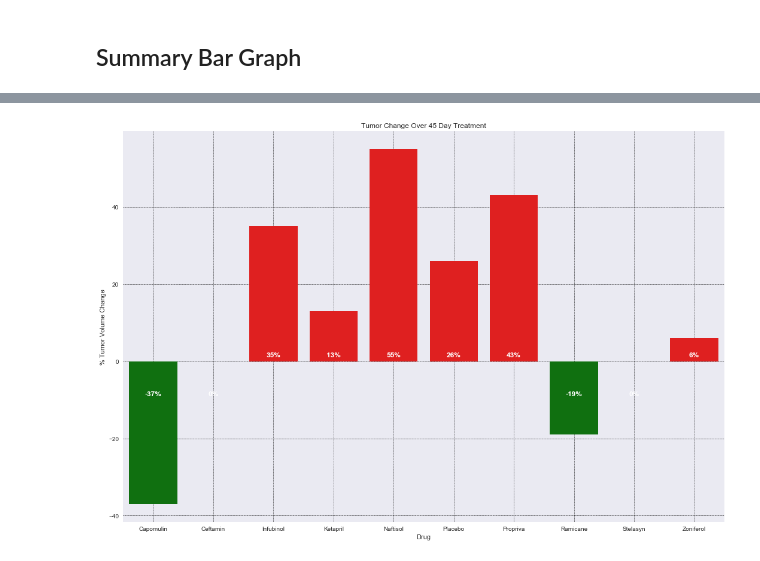
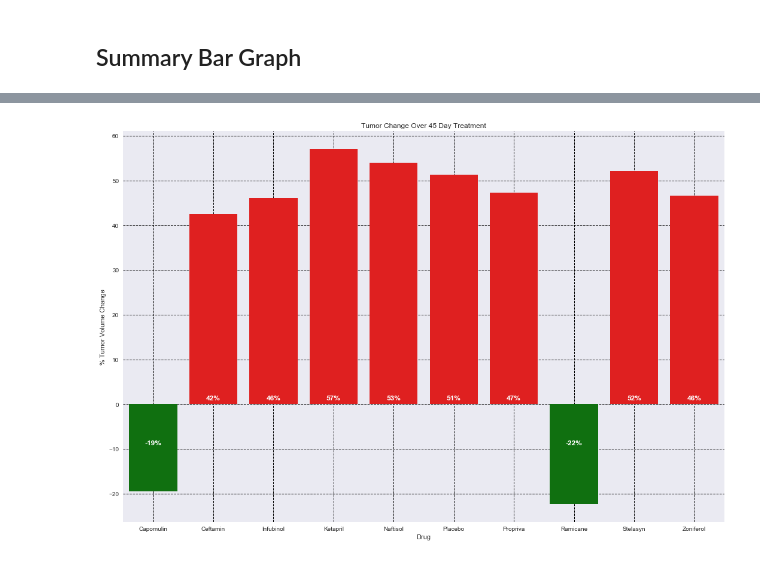
Before and after one commit to sanketmehta/ds_bc, a Jupyter notebook: 05-Matplotlib/Solution/Pymaceuticals/Pymaceuticals.ipynb, the cells around one changed output, grey strips where cells are left out. Drawn from its saved outputs; the diff is of its cells as text; code cells hidden in the pictures.

Commit message:
Changes to update the bar plot

```diff
--- a/05-Matplotlib/Solution/Pymaceuticals/Pymaceuticals.ipynb
+++ b/05-Matplotlib/Solution/Pymaceuticals/Pymaceuticals.ipynb
@@ -74,2 +74,9 @@ plt.show()
 # %% [markdown]
 ## Summary Bar Graph
+# %%
+merged_data1 = merged_data.groupby(['Drug','Timepoint'])[['Tumor Volume (mm3)']].mean()
+lst = merged_data1.groupby('Drug')[['Tumor Volume (mm3)']].last()
+fst = merged_data1.groupby('Drug')[['Tumor Volume (mm3)']].first()
+sbg = round(((lst - fst) / fst ) * 100, 2)
+sbg.columns = ['%Tumor Volume Change']
+sbg
@@ -76,22 +96,20 @@ plt.show()
 # %%
-sbg_df = round(((merged_data.groupby('Drug').last()[['Tumor Volume (mm3)']] - merged_data.groupby('Drug').first()[['Tumor Volume (mm3)']] ) / merged_data.groupby('Drug').first()[['Tumor Volume (mm3)']] ) * 100, 0)
-x=sbg_df.index
-y=sbg_df['Tumor Volume (mm3)']
+x=sbg.index
+y=sbg['%Tumor Volume Change']
 plt.figure(figsize=(18,12))
 colors = ['red' if _y >=0 else 'green' for _y in y]
 ax = sns.barplot(x, y, palette=colors)
 for n, (label, _y) in enumerate(zip(x, y)):
     if _y <= 0:
         ax.annotate(
             s='{:d}%'.format(trunc(_y)), xy=(n, -10), ha='center',va='center',
             xytext=(0,10), color='w', textcoords='offset points', weight='bold')
     else:
         ax.annotate(
             s='{:d}%'.format(trunc(_y)), xy=(n, 0), ha='center',va='center',
             xytext=(0,10), color='w', textcoords='offset points', weight='bold')
 plt.gca().set(xlabel='Drug', ylabel='% Tumor Volume Change', title='Tumor Change Over 45 Day Treatment')
-plt.rc('grid', linestyle="--", color='black', linewidth=0.5)
-plt.grid(True)
+plt.grid(which='major', axis='both', linestyle='--', linewidth=1, color='k')
 plt.show()
 # %% [output]
-[figure, old version]
+[figure, new version]
```
Also changed, not shown: parts of 4 cells of this notebook, 6 other files.
